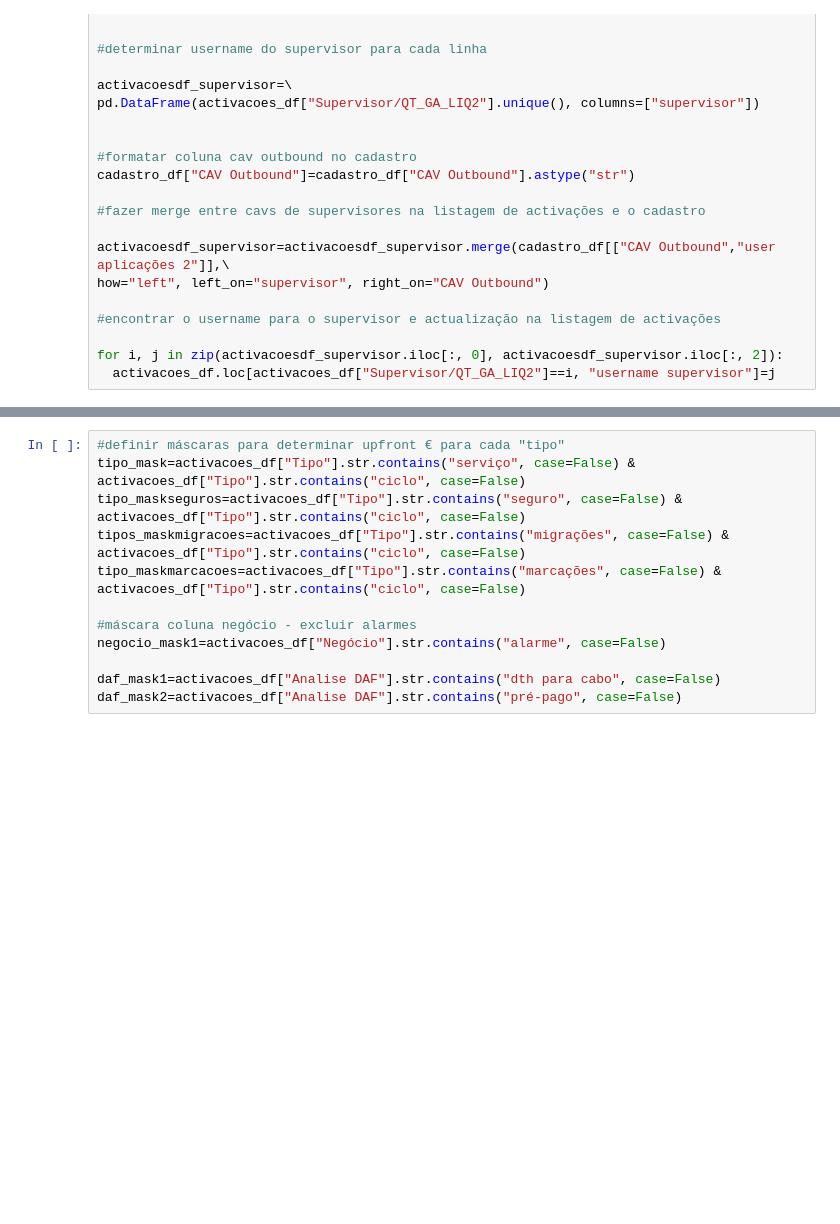
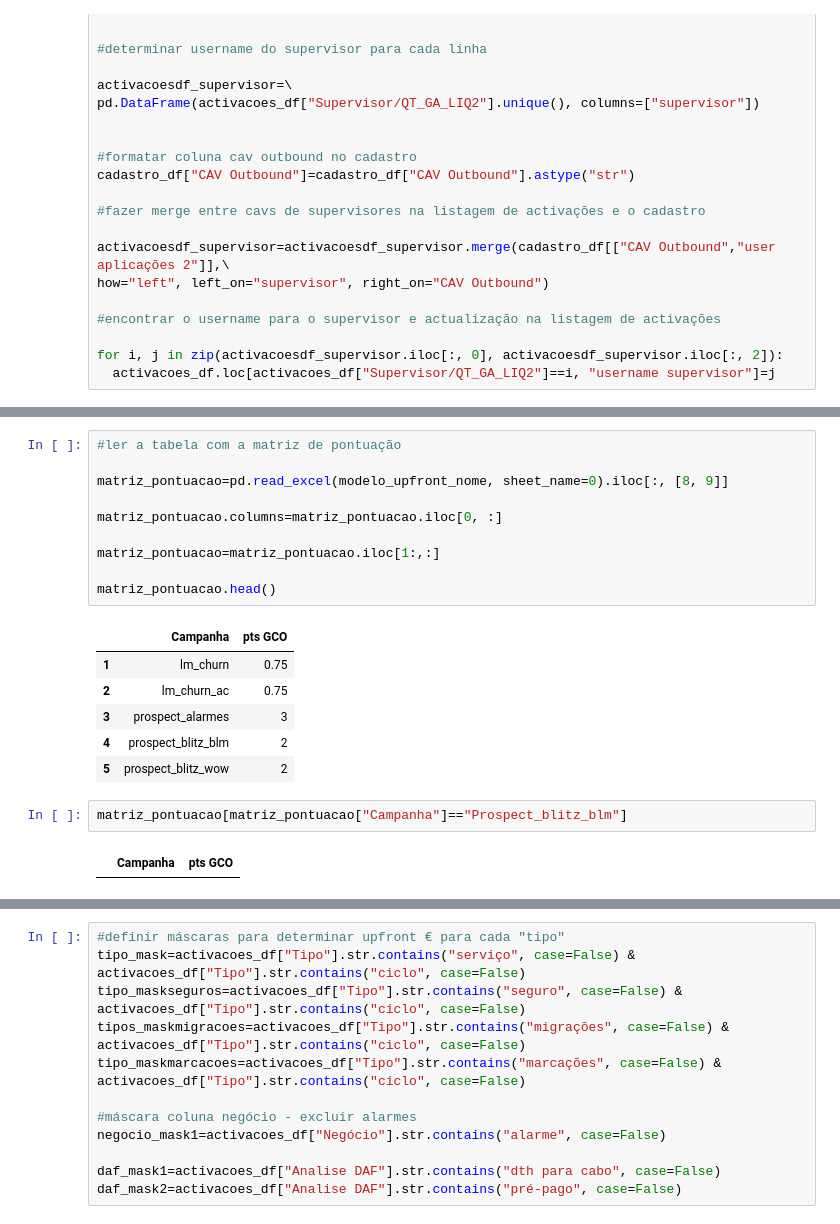
Before and after one commit to josepmatias/ONE, a Jupyter notebook: auto_one.ipynb, the cells around one changed output, grey strips where cells are left out. Cells and saved outputs as stored; diff of their text form; blank space fills up the shorter version.

```diff
--- a/auto_one.ipynb
+++ b/auto_one.ipynb
@@ -260,0 +284,21 @@ matriz_upfront.dropna()
+# %%
+#ler a tabela com a matriz de pontuação
+
+matriz_pontuacao=pd.read_excel(modelo_upfront_nome, sheet_name=0).iloc[:, [8, 9]]
+
+matriz_pontuacao.columns=matriz_pontuacao.iloc[0, :]
+
+matriz_pontuacao=matriz_pontuacao.iloc[1:,:]
+
+matriz_pontuacao.head()
+# %% [output]
+|  | Campanha | pts GCO |
+| 1 | lm_churn | 0.75 |
+| 2 | lm_churn_ac | 0.75 |
+| 3 | prospect_alarmes | 3 |
+| 4 | prospect_blitz_blm | 2 |
+| 5 | prospect_blitz_wow | 2 |
+# %%
+matriz_pontuacao[matriz_pontuacao["Campanha"]=="Prospect_blitz_blm"]
+# %% [output]
+|  | Campanha | pts GCO |
```
Also changed, not shown: parts of 7 cells of this notebook.
